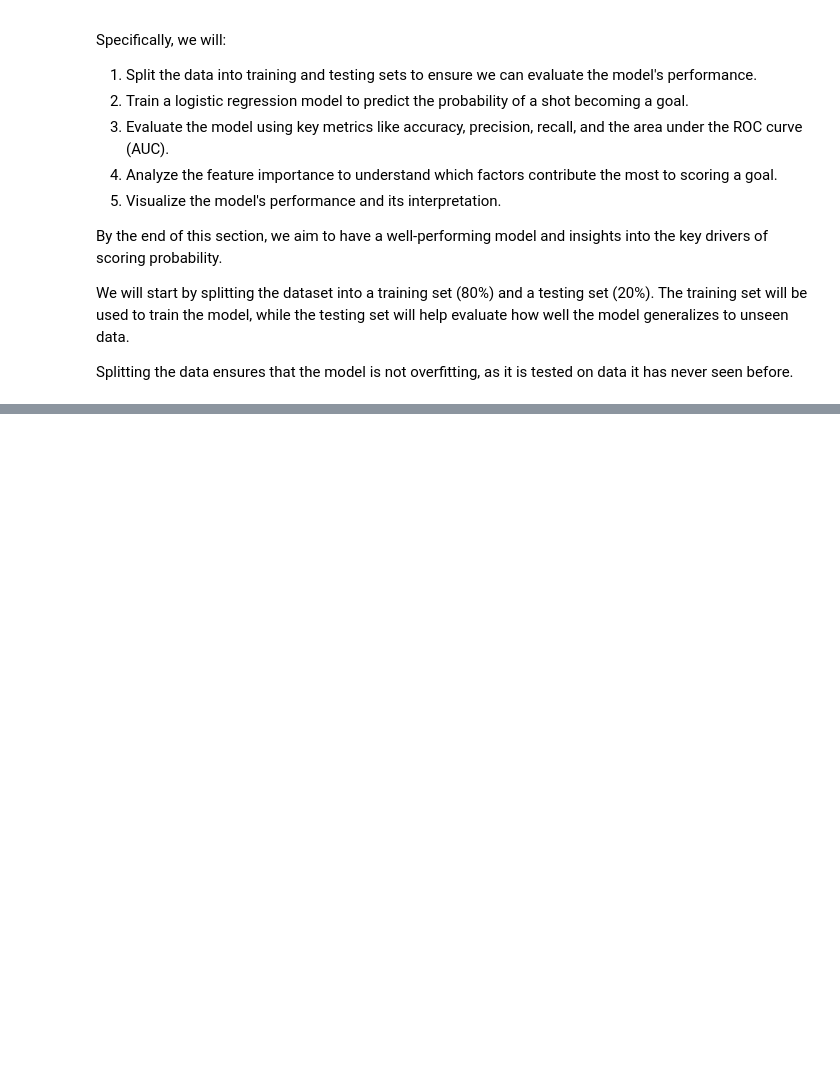
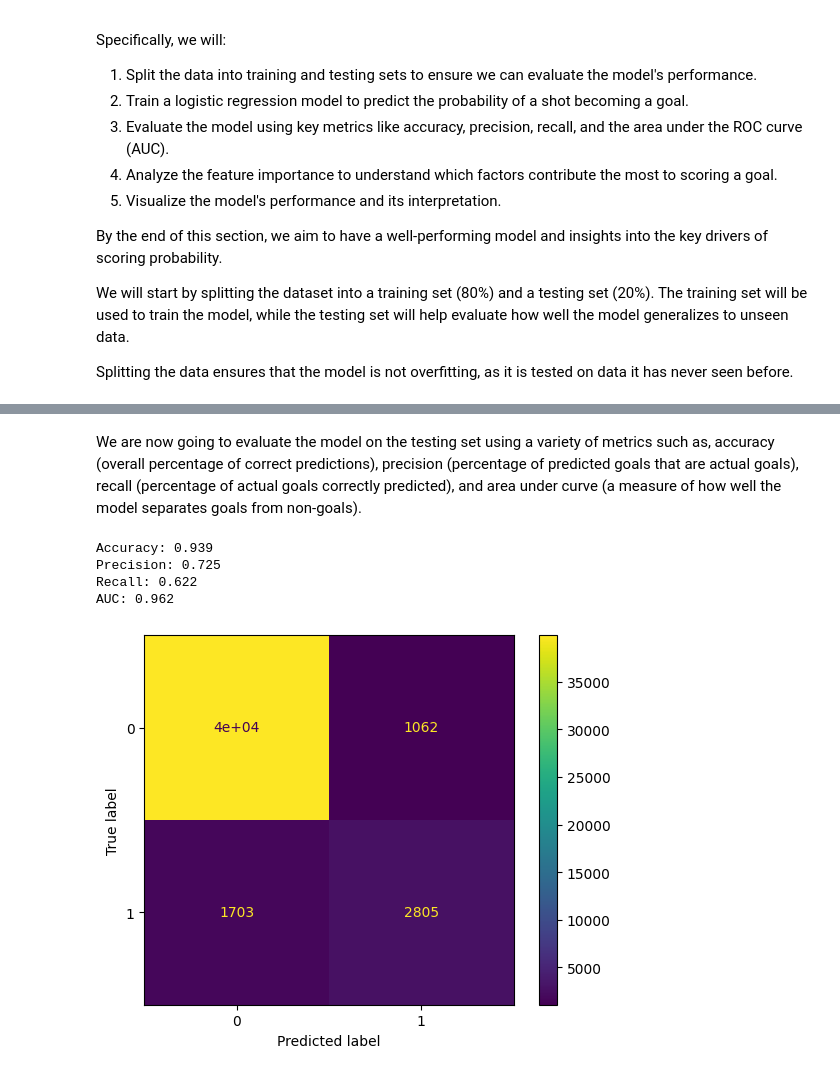
Before and after one commit to damianfraser/football-match-analysis, a Jupyter notebook: xg_model_project.ipynb, the cells around one changed output, grey strips where cells are left out. Cells and saved outputs as stored; diff of their text form; code cells hidden in the pictures; blank space fills up the shorter version.

```diff
--- a/xg_model_project.ipynb
+++ b/xg_model_project.ipynb
@@ -126,6 +131,19 @@ Now we want to select the features and target. The target variable will be is_go
 # %%
+
 feature_columns = ['location', 'shot_place', 'shot_outcome', 'bodypart',
                    'assist_method', 'situation', 'side', 'distance_from_goal']
+categorical_columns = ['location', 'shot_place', 'shot_outcome', 'bodypart',
+                       'assist_method', 'situation', 'side']
+
+preprocessor = ColumnTransformer(
+    transformers=[
+        ('cat', OneHotEncoder(), categorical_columns)
+    ], remainder='passthrough'
+)
+xg_model = Pipeline(steps=[
+    ('preprocessor', preprocessor),
+    ('classifier', LogisticRegression(random_state=42, max_iter=500))
+])
 X = shots[feature_columns]
 y = shots['is_goal']
 print("Feature matrix (X):")
@@ -173,6 +191,7 @@ Splitting the data ensures that the model is not overfitting, as it is tested on
 X_train, X_test, y_train, y_test = train_test_split(X, y, test_size=0.2, random_state=42)
 print(f"Training set size: {len(X_train)} samples")
 print(f"Testing set size: {len(X_test)} samples")
+xg_model.fit(X_train, y_train)
 # %% [output]
 Training set size: 181961 samples
 Testing set size: 45491 samples
@@ -178,0 +212,21 @@ Testing set size: 45491 samples
+# %% [markdown]
+We are now going to evaluate the model on the testing set using a variety of metrics such as, accuracy (overall percentage of correct predictions), precision (percentage of predicted goals that are actual goals), recall (percentage of actual goals correctly predicted), and area under curve (a measure of how well the model separates goals from non-goals).
+# %%
+y_pred = xg_model.predict(X_test)
+y_pred_prob = xg_model.predict_proba(X_test)[:, 1]
+
+accuracy = accuracy_score(y_test, y_pred)
+precision = precision_score(y_test, y_pred)
+recall = recall_score(y_test, y_pred)
+auc = roc_auc_score(y_test, y_pred_prob)
+
+print(f"Accuracy: {accuracy:.3f}")
+print(f"Precision: {precision:.3f}")
+print(f"Recall: {recall:.3f}")
+print(f"AUC: {auc:.3f}")
+# %% [output]
+Accuracy: 0.939
+Precision: 0.725
+Recall: 0.622
+AUC: 0.962
+[figure, added]
```
Also changed, not shown: parts of 8 cells of this notebook.
